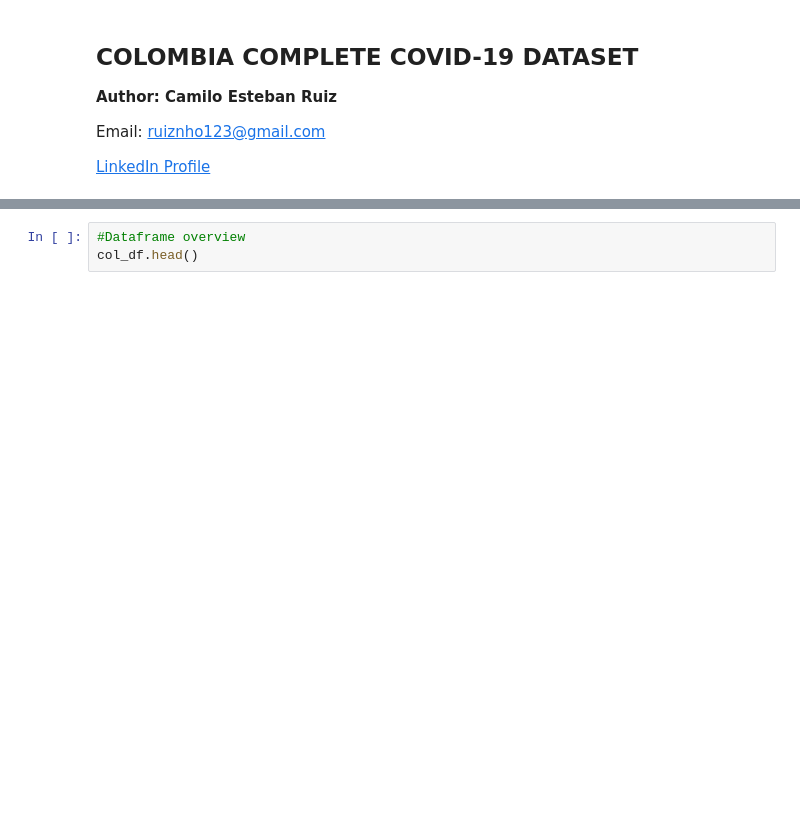
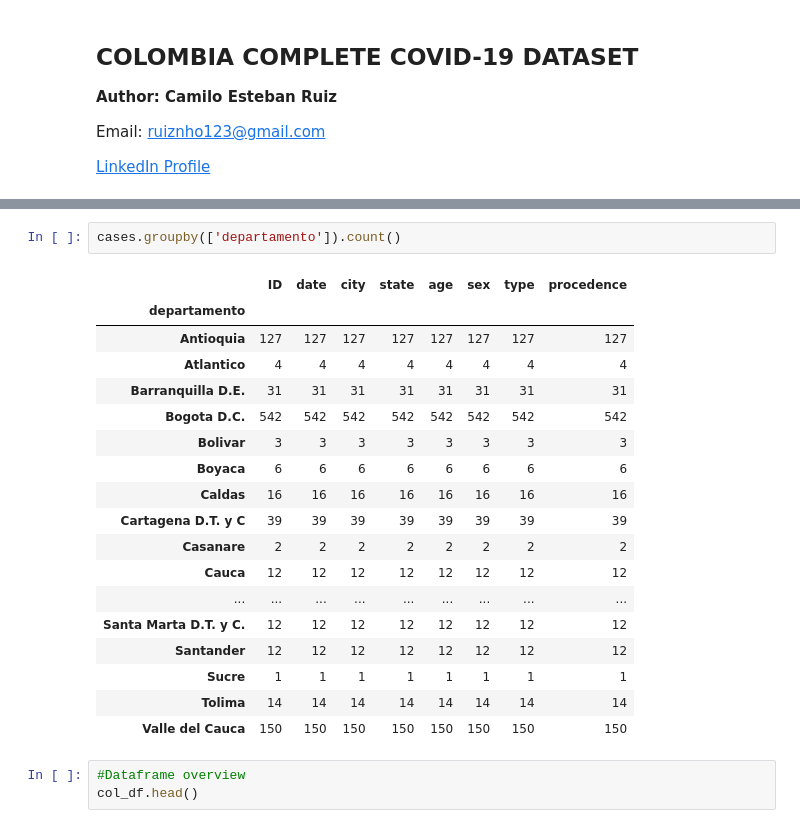
Before and after one commit to camesruiz/Colombia-COVID19, a Jupyter notebook: Colombia COVID-19 Insights.ipynb, the cells around one changed output, grey strips where cells are left out. Cells and saved outputs as stored; diff of their text form; blank space fills up the shorter version.

```diff
--- a/Colombia COVID-19 Insights.ipynb
+++ b/Colombia COVID-19 Insights.ipynb
@@ -61,3 +98,24 @@ cases = pd.read_csv('../input/colombia-covid19-complete-dataset/Casos1.csv',enco
+# %%
+cases.groupby(['departamento']).count()
+# %% [output]
+|  | ID | date | city | state | age | sex | type | procedence |
+| departamento |  |  |  |  |  |  |  |  |
+| Antioquia | 127 | 127 | 127 | 127 | 127 | 127 | 127 | 127 |
+| Atlantico | 4 | 4 | 4 | 4 | 4 | 4 | 4 | 4 |
+| Barranquilla D.E. | 31 | 31 | 31 | 31 | 31 | 31 | 31 | 31 |
+| Bogota D.C. | 542 | 542 | 542 | 542 | 542 | 542 | 542 | 542 |
+| Bolivar | 3 | 3 | 3 | 3 | 3 | 3 | 3 | 3 |
+| Boyaca | 6 | 6 | 6 | 6 | 6 | 6 | 6 | 6 |
+| Caldas | 16 | 16 | 16 | 16 | 16 | 16 | 16 | 16 |
+| Cartagena D.T. y C | 39 | 39 | 39 | 39 | 39 | 39 | 39 | 39 |
+| Casanare | 2 | 2 | 2 | 2 | 2 | 2 | 2 | 2 |
+| Cauca | 12 | 12 | 12 | 12 | 12 | 12 | 12 | 12 |
+| ... | ... | ... | ... | ... | ... | ... | ... | ... |
+| Santa Marta D.T. y C. | 12 | 12 | 12 | 12 | 12 | 12 | 12 | 12 |
+| Santander | 12 | 12 | 12 | 12 | 12 | 12 | 12 | 12 |
+| Sucre | 1 | 1 | 1 | 1 | 1 | 1 | 1 | 1 |
+| Tolima | 14 | 14 | 14 | 14 | 14 | 14 | 14 | 14 |
+| Valle del Cauca | 150 | 150 | 150 | 150 | 150 | 150 | 150 | 150 |
 # %%
 #Dataframe overview
 col_df.head()
```
Also changed, not shown: parts of 34 cells of this notebook.
